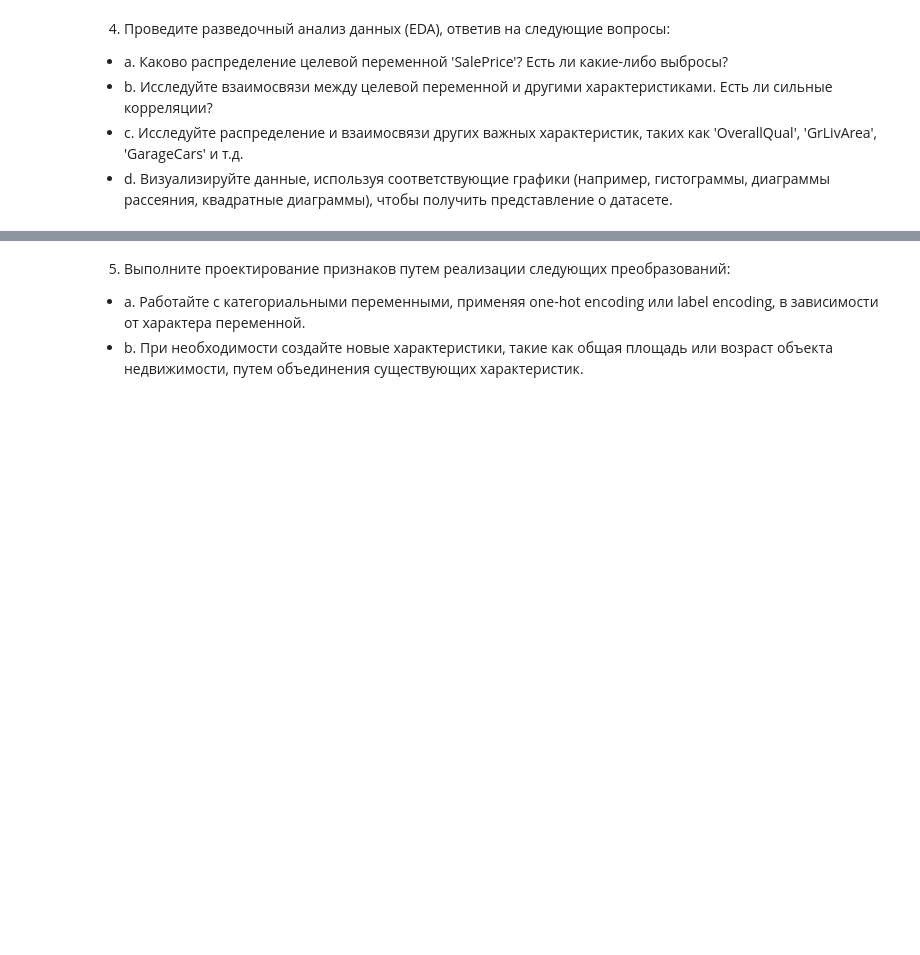
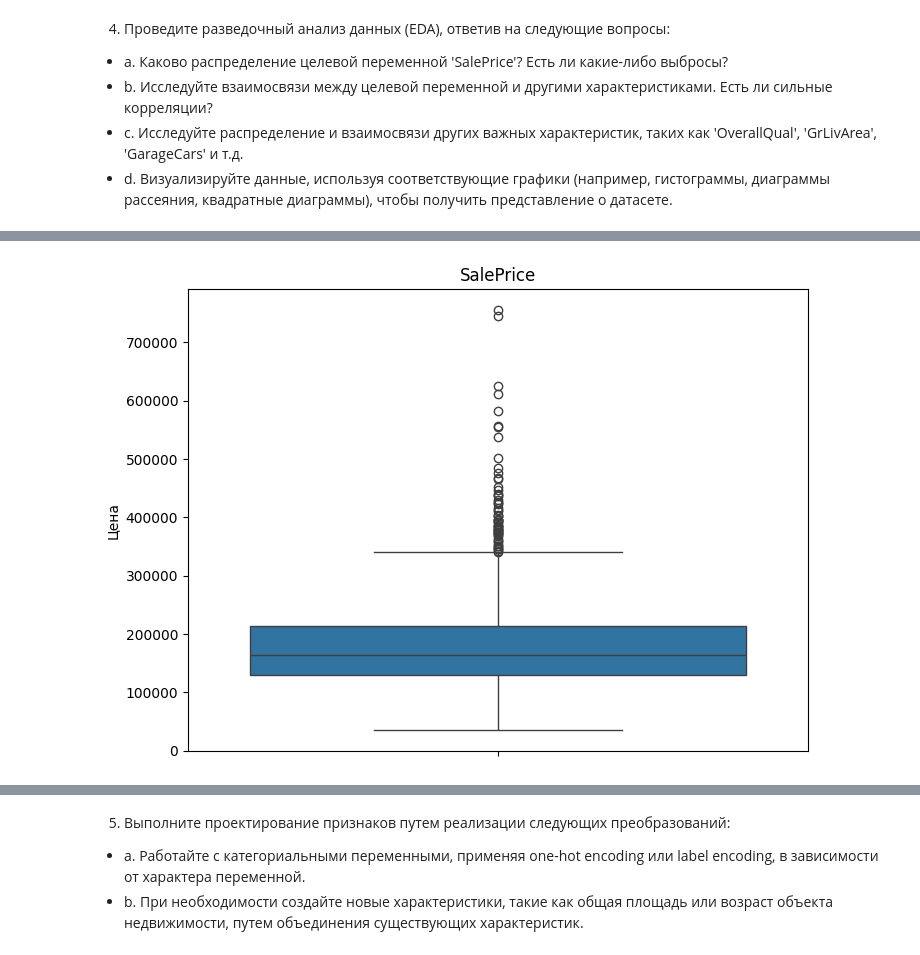
Before and after one commit to Ritorta/Data_collection_and_markup, a Jupyter notebook: Work#8/W8T1.ipynb, the cells around one changed output, grey strips where cells are left out. Drawn from its saved outputs; the diff is of its cells as text; code cells hidden in the pictures; blank space fills up the shorter version.

```diff
--- a/Work#8/W8T1.ipynb
+++ b/Work#8/W8T1.ipynb
@@ -99,0 +392,8 @@ duplicates_df
+# %%
+# По начальному состоянию видим, что здесь не используются значения float в следствии чего переводит в int
+# Сначала округлим значения на всякий случай
+df['GarageYrBlt'] = df['GarageYrBlt'].round()
+# Затем преобразуем округленные значения в int
+df['GarageYrBlt'] = df['GarageYrBlt'].astype(int)
+# Проверяем
+df['GarageYrBlt'].unique()
@@ -99,0 +424,5 @@ duplicates_df
+# %%
+# Заполним пустые ячейки значением "Nope"
+df['GarageFinish'] = df['GarageFinish'].fillna('Nope')
+# Проверяем
+df['GarageFinish'].unique()
@@ -99,0 +431,5 @@ duplicates_df
+# %%
+# Столбцы для удаления, на мой взгляд оценки качества не несут ценности
+columns_to_remove = ['BsmtCond', 'BsmtFinType1', 'BsmtFinType2', 'FireplaceQu', 'GarageQual', 'GarageCond', 'PoolQC', 'Fence', 'MiscFeature']
+
+df = df.drop(columns=columns_to_remove)
@@ -99,0 +508,6 @@ duplicates_df
+# %%
+# По начальному состоянию видим, что здесь не используются значения int в следствии чего переводит в float поскольку цены могут быть с копейками
+# Преобразуем округленные значения в int
+df['SalePrice'] = df['SalePrice'].astype(float)
+# Проверяем
+df['SalePrice'].unique()
@@ -105,0 +633,9 @@ duplicates_df
+# %%
+# Визуализация выбросов график "Ящик с усами"
+plt.figure(figsize=(10, 10))
+sns.boxplot(data=df, y='SalePrice')
+plt.title('SalePrice')
+plt.ylabel('Цена')
+plt.show()
+# %% [output]
+[figure, added]
```
Also changed, not shown: parts of 41 cells of this notebook.
